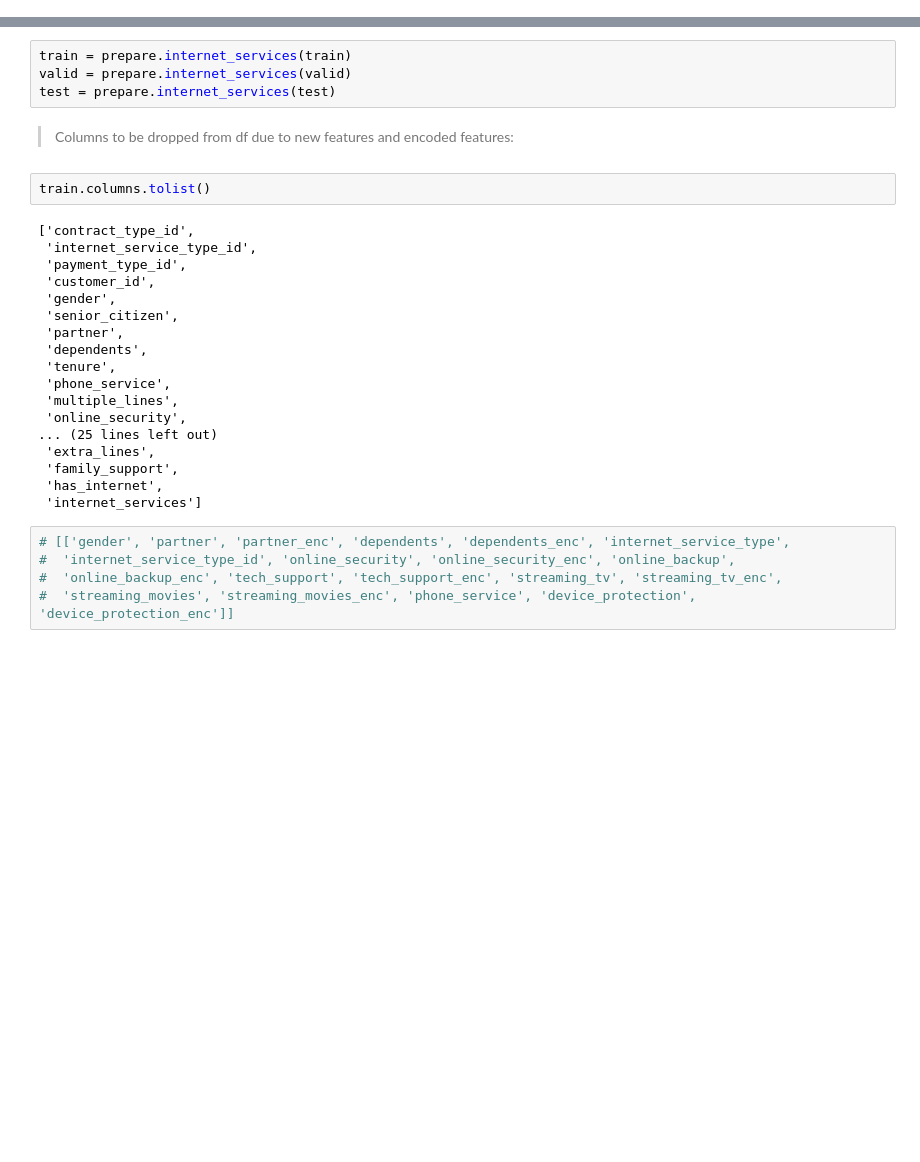
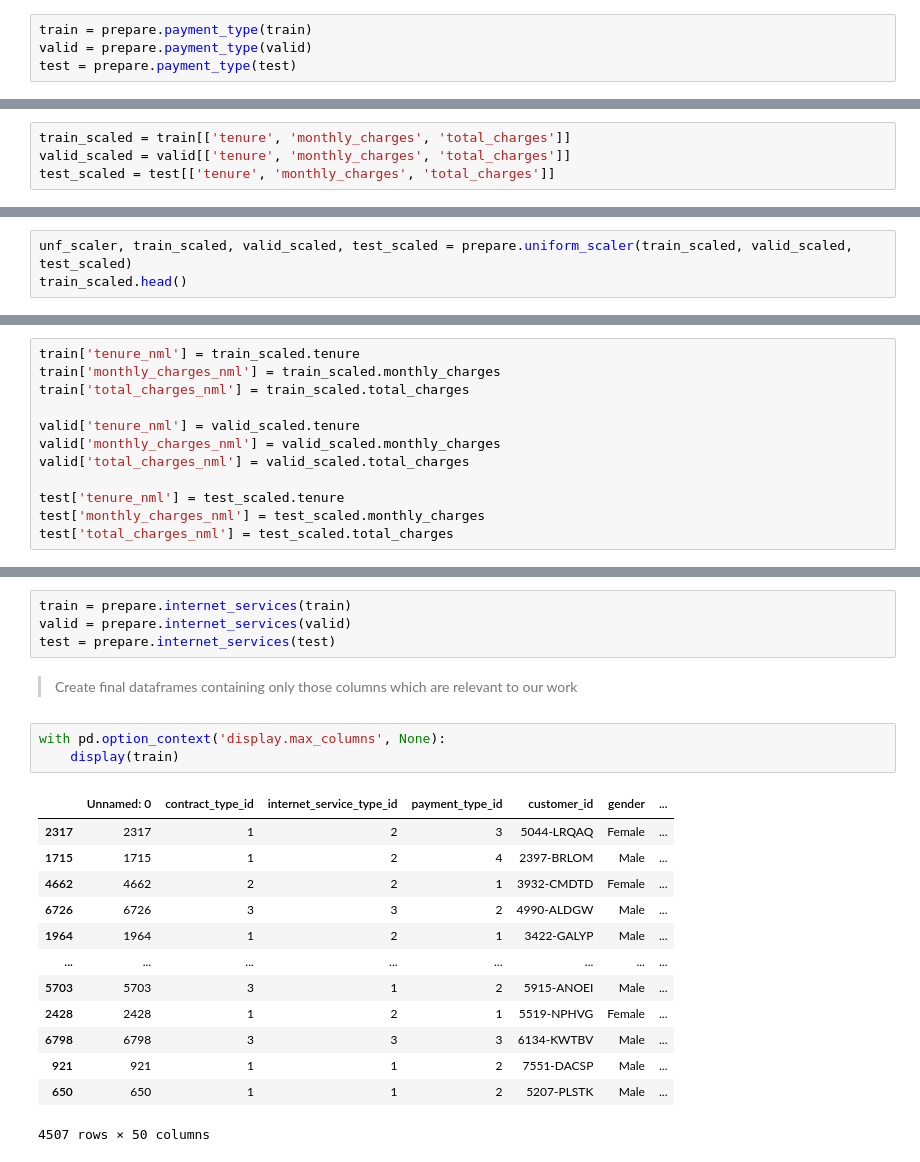
Before and after one commit to team-db-telco/telco-classification-project, a Jupyter notebook: prepare.ipynb, the cells around one changed output, grey strips where cells are left out. Saved outputs shown, nothing was run; the diff lists cells and outputs as text; blank space fills up the shorter version.

Commit message:
finished prepare notebook

```diff
--- a/prepare.ipynb
+++ b/prepare.ipynb
@@ -132,3 +237,7 @@ test = prepare.more_than_two_labels(test, 'streaming_movies')
+# %%
+train = prepare.payment_type(train)
+valid = prepare.payment_type(valid)
+test = prepare.payment_type(test)
 # %% [markdown]
 ### Scale data
 # %% [markdown]
@@ -137,0 +245,4 @@ test = prepare.more_than_two_labels(test, 'streaming_movies')
+# %%
+train_scaled = train[['tenure', 'monthly_charges', 'total_charges']]
+valid_scaled = valid[['tenure', 'monthly_charges', 'total_charges']]
+test_scaled = test[['tenure', 'monthly_charges', 'total_charges']]
@@ -137,0 +267,3 @@ test = prepare.more_than_two_labels(test, 'streaming_movies')
+# %%
+unf_scaler, train_scaled, valid_scaled, test_scaled = prepare.uniform_scaler(train_scaled, valid_scaled, test_scaled)
+train_scaled.head()
@@ -138,3 +277,15 @@ test = prepare.more_than_two_labels(test, 'streaming_movies')
+# %%
+train['tenure_nml'] = train_scaled.tenure
+train['monthly_charges_nml'] = train_scaled.monthly_charges
+train['total_charges_nml'] = train_scaled.total_charges
+
+valid['tenure_nml'] = valid_scaled.tenure
+valid['monthly_charges_nml'] = valid_scaled.monthly_charges
+valid['total_charges_nml'] = valid_scaled.total_charges
+
+test['tenure_nml'] = test_scaled.tenure
+test['monthly_charges_nml'] = test_scaled.monthly_charges
+test['total_charges_nml'] = test_scaled.total_charges
 # %% [markdown]
 ### Create new features
 # %% [markdown]
@@ -282,30 +433,22 @@ Name: internet_services, dtype: int64
 train = prepare.internet_services(train)
 valid = prepare.internet_services(valid)
 test = prepare.internet_services(test)
-# %% [markdown]
-> Columns to be dropped from df due to new features and encoded features:
-# %%
-train.columns.tolist()
-# %% [output]
-['contract_type_id',
- 'internet_service_type_id',
- 'payment_type_id',
- 'customer_id',
- 'gender',
- 'senior_citizen',
- 'partner',
- 'dependents',
- 'tenure',
- 'phone_service',
- 'multiple_lines',
- 'online_security',
-... (25 lines left out)
- 'extra_lines',
- 'family_support',
- 'has_internet',
- 'internet_services']
-# %%
-# [['gender', 'partner', 'partner_enc', 'dependents', 'dependents_enc', 'internet_service_type',
-#  'internet_service_type_id', 'online_security', 'online_security_enc', 'online_backup',
-#  'online_backup_enc', 'tech_support', 'tech_support_enc', 'streaming_tv', 'streaming_tv_enc',
-#  'streaming_movies', 'streaming_movies_enc', 'phone_service', 'device_protection', 'device_protection_enc']]
+# %% [markdown]
+> Create final dataframes containing only those columns which are relevant to our work
+# %%
+with pd.option_context('display.max_columns', None):
+    display(train)
+# %% [output]
+|  | Unnamed: 0 | contract_type_id | internet_service_type_id | payment_type_id | customer_id | gender | ... |
+| 2317 | 2317 | 1 | 2 | 3 | 5044-LRQAQ | Female | ... |
+| 1715 | 1715 | 1 | 2 | 4 | 2397-BRLOM | Male | ... |
+| 4662 | 4662 | 2 | 2 | 1 | 3932-CMDTD | Female | ... |
+| 6726 | 6726 | 3 | 3 | 2 | 4990-ALDGW | Male | ... |
+| 1964 | 1964 | 1 | 2 | 1 | 3422-GALYP | Male | ... |
+| ... | ... | ... | ... | ... | ... | ... | ... |
+| 5703 | 5703 | 3 | 1 | 2 | 5915-ANOEI | Male | ... |
+| 2428 | 2428 | 1 | 2 | 1 | 5519-NPHVG | Female | ... |
+| 6798 | 6798 | 3 | 3 | 3 | 6134-KWTBV | Male | ... |
+| 921 | 921 | 1 | 1 | 2 | 7551-DACSP | Male | ... |
+| 650 | 650 | 1 | 1 | 2 | 5207-PLSTK | Male | ... |
+4507 rows × 50 columns
```
Also changed, not shown: parts of 21 cells of this notebook, 2 other files.
